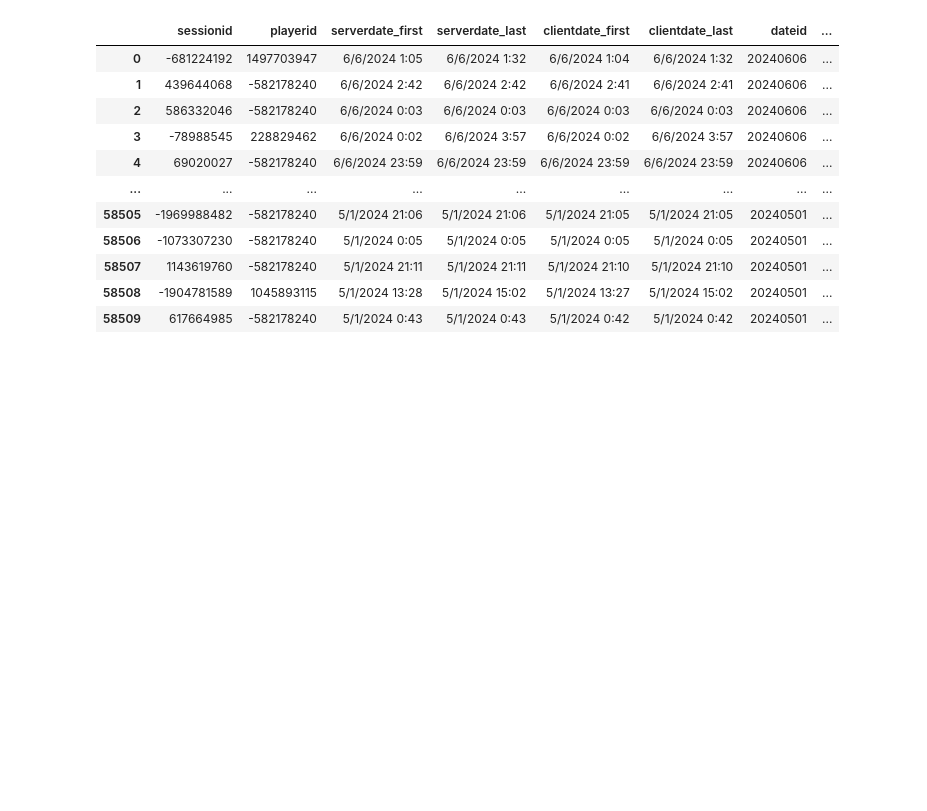
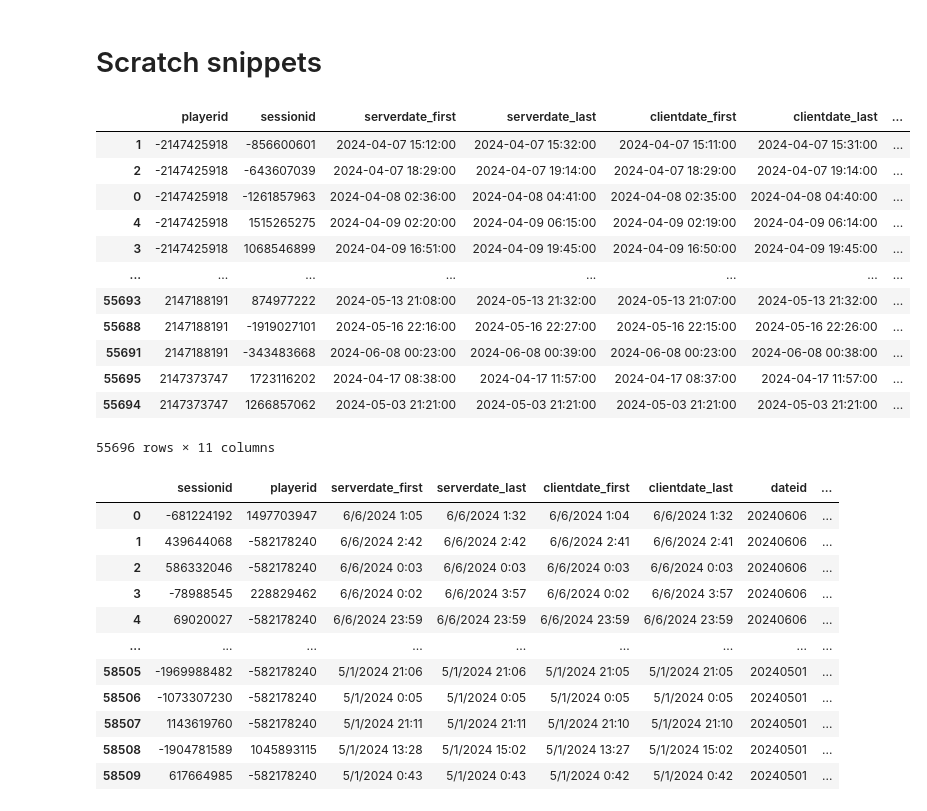
Before and after one commit to Mr28/game-user-engagement-analysis, a Jupyter notebook: Untitled-1.ipynb, the cells around one changed output. Drawn from its saved outputs; the diff is of its cells as text; code cells hidden in the pictures; blank space fills up the shorter version.

```diff
--- a/Untitled-1.ipynb
+++ b/Untitled-1.ipynb
@@ -6,0 +69,2 @@ df = pd.read_csv(filepath_or_buffer=r"technical_test_data(in).csv")
+# %% [markdown]
+# Scratch snippets
@@ -7,3 +83,19 @@ df = pd.read_csv(filepath_or_buffer=r"technical_test_data(in).csv")
+# %%
+df_agg
+# %% [output]
+|  | playerid | sessionid | serverdate_first | serverdate_last | clientdate_first | clientdate_last | ... |
+| 1 | -2147425918 | -856600601 | 2024-04-07 15:12:00 | 2024-04-07 15:32:00 | 2024-04-07 15:11:00 | 2024-04-07 15:31:00 | ... |
+| 2 | -2147425918 | -643607039 | 2024-04-07 18:29:00 | 2024-04-07 19:14:00 | 2024-04-07 18:29:00 | 2024-04-07 19:14:00 | ... |
+| 0 | -2147425918 | -1261857963 | 2024-04-08 02:36:00 | 2024-04-08 04:41:00 | 2024-04-08 02:35:00 | 2024-04-08 04:40:00 | ... |
+| 4 | -2147425918 | 1515265275 | 2024-04-09 02:20:00 | 2024-04-09 06:15:00 | 2024-04-09 02:19:00 | 2024-04-09 06:14:00 | ... |
+| 3 | -2147425918 | 1068546899 | 2024-04-09 16:51:00 | 2024-04-09 19:45:00 | 2024-04-09 16:50:00 | 2024-04-09 19:45:00 | ... |
+| ... | ... | ... | ... | ... | ... | ... | ... |
+| 55693 | 2147188191 | 874977222 | 2024-05-13 21:08:00 | 2024-05-13 21:32:00 | 2024-05-13 21:07:00 | 2024-05-13 21:32:00 | ... |
+| 55688 | 2147188191 | -1919027101 | 2024-05-16 22:16:00 | 2024-05-16 22:27:00 | 2024-05-16 22:15:00 | 2024-05-16 22:26:00 | ... |
+| 55691 | 2147188191 | -343483668 | 2024-06-08 00:23:00 | 2024-06-08 00:39:00 | 2024-06-08 00:23:00 | 2024-06-08 00:38:00 | ... |
+| 55695 | 2147373747 | 1723116202 | 2024-04-17 08:38:00 | 2024-04-17 11:57:00 | 2024-04-17 08:37:00 | 2024-04-17 11:57:00 | ... |
+| 55694 | 2147373747 | 1266857062 | 2024-05-03 21:21:00 | 2024-05-03 21:21:00 | 2024-05-03 21:21:00 | 2024-05-03 21:21:00 | ... |
+55696 rows × 11 columns
 # %%
 df
 # %% [output]
```
Also changed, not shown: parts of 24 cells of this notebook.
